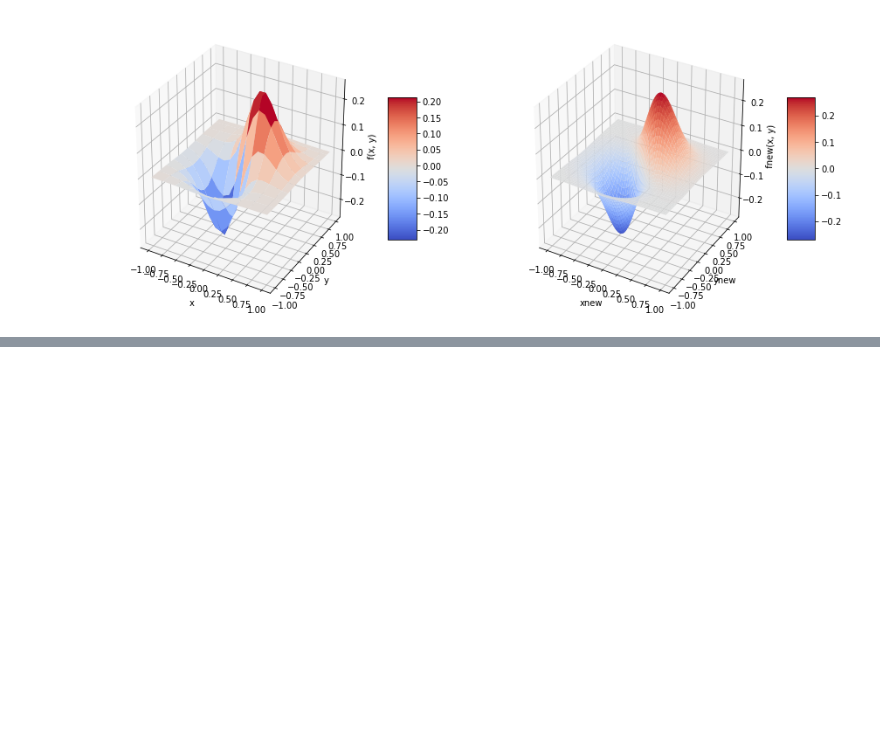
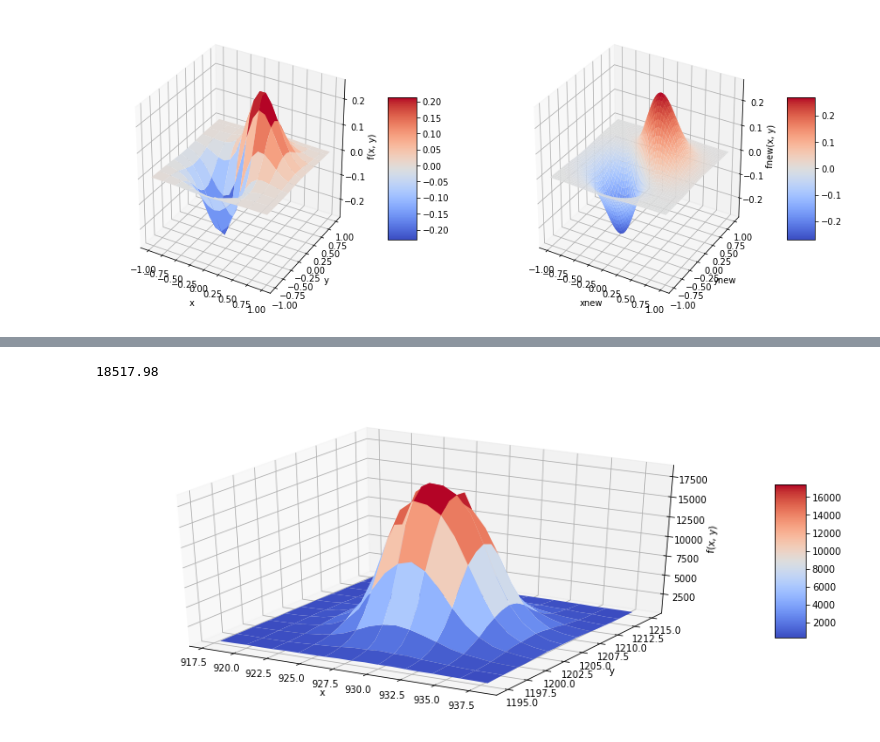
Before and after one commit to Ylllllax/2020_Astro_Statistics, a Jupyter notebook: Practice-1/try：二维插值+二维随机数+圆周积分.ipynb, the cells around one changed output, grey strips where cells are left out. Drawn from its saved outputs; the diff is of its cells as text; code cells hidden in the pictures; blank space fills up the shorter version.

```diff
--- a/Practice-1/try：二维插值+二维随机数+圆周积分.ipynb
+++ b/Practice-1/try：二维插值+二维随机数+圆周积分.ipynb
@@ -58,0 +95,25 @@ SyntaxError: keyword can't be an expression (<ipython-input-20-06ccc90ee409>, li
+# %%
+# 将fits文件中的 data 转为函数，以便插值
+
+def data_func(x,y):
+    return data[x,y]
+print (data_func(928, 1205))
+
+# 选较小区域（30*30）
+x = np.arange(918, 939, 1)
+y = np.arange(1195, 1216, 1)
+x, y = np.meshgrid(x, y)
+
+fvals = data_func(x,y)
+
+fig = plt.figure(figsize=(15, 6))
+ax=plt.subplot(111,projection = '3d')
+surf = ax.plot_surface(x, y, fvals, rstride=2, cstride=2, cmap=cm.coolwarm,linewidth=0.5, antialiased=True)
+ax.set_xlabel('x')
+ax.set_ylabel('y')
+ax.set_zlabel('f(x, y)')
+plt.colorbar(surf, shrink=0.5, aspect=5)
+plt.show()
+# %% [output]
+18517.98
+[figure, added]
```
Also changed, not shown: parts of 8 cells of this notebook, 1 other file.
